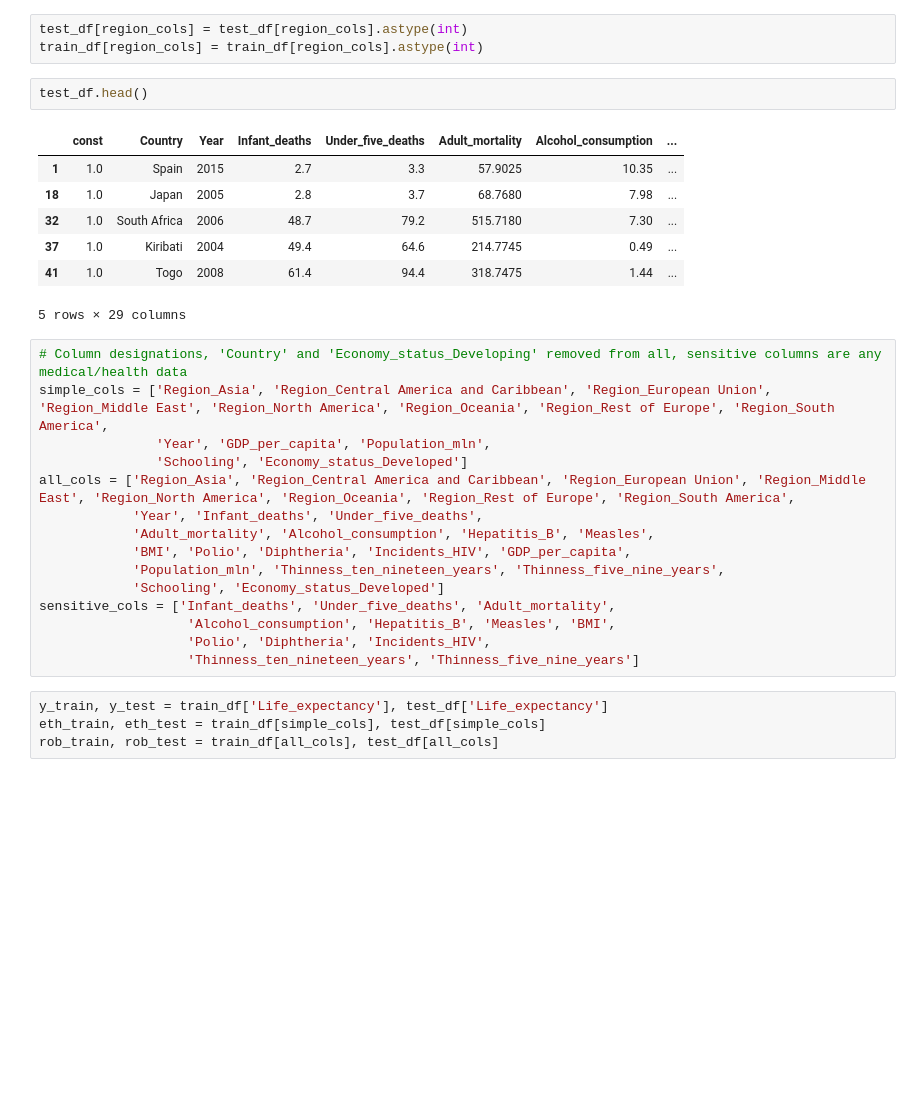
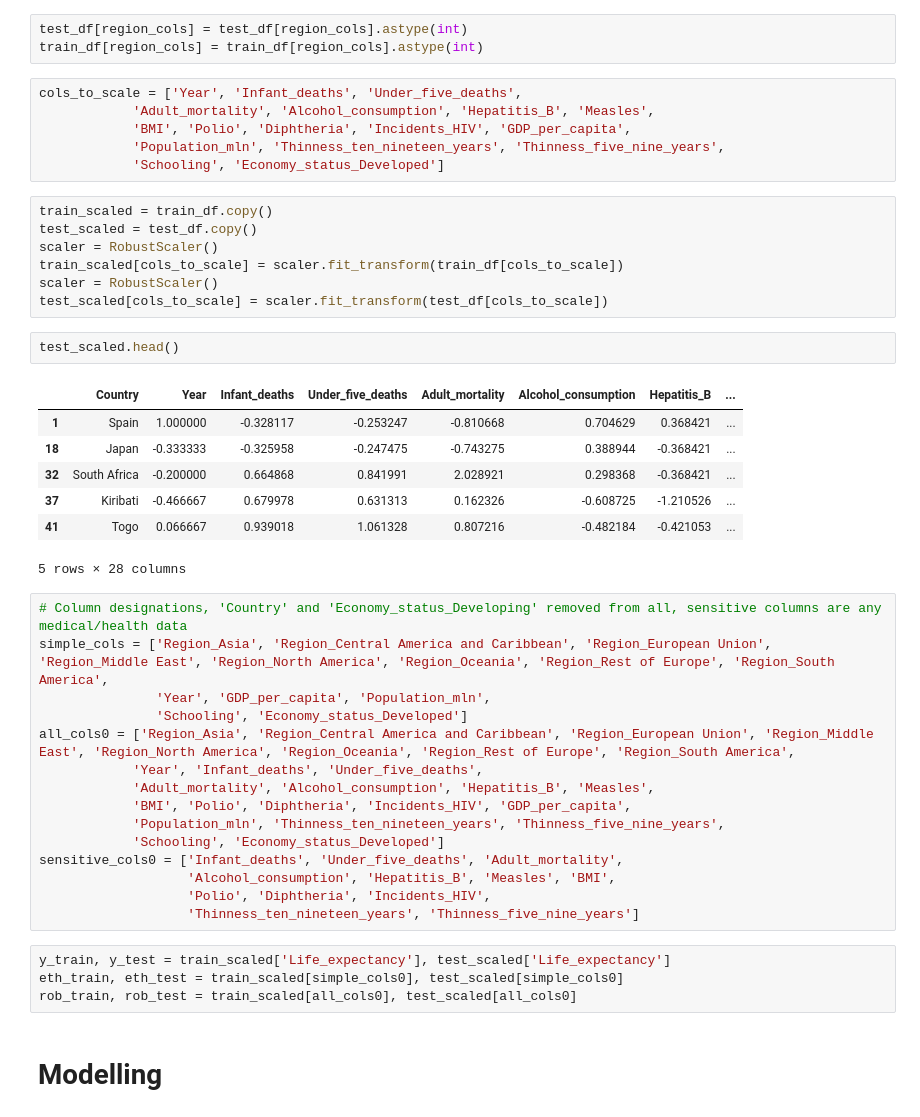
Before and after one commit to geraintmelville/WHO_project, a Jupyter notebook: Geraint.ipynb, the cells around one changed output. Drawn from its saved outputs; the diff is of its cells as text; blank space fills up the shorter version.

```diff
--- a/Geraint.ipynb
+++ b/Geraint.ipynb
@@ -140,32 +137,47 @@ region_cols = ['Region_Asia', 'Region_Central America and Caribbean', 'Region_Eu
 # %%
 test_df[region_cols] = test_df[region_cols].astype(int)
 train_df[region_cols] = train_df[region_cols].astype(int)
+# %%
+cols_to_scale = ['Year', 'Infant_deaths', 'Under_five_deaths',
+            'Adult_mortality', 'Alcohol_consumption', 'Hepatitis_B', 'Measles',
+            'BMI', 'Polio', 'Diphtheria', 'Incidents_HIV', 'GDP_per_capita',
+            'Population_mln', 'Thinness_ten_nineteen_years', 'Thinness_five_nine_years',
+            'Schooling', 'Economy_status_Developed']
+# %%
+train_scaled = train_df.copy()
+test_scaled = test_df.copy()
+scaler = RobustScaler()
+train_scaled[cols_to_scale] = scaler.fit_transform(train_df[cols_to_scale])
+scaler = RobustScaler()
+test_scaled[cols_to_scale] = scaler.fit_transform(test_df[cols_to_scale])
 # %%
-test_df.head()
+test_scaled.head()
 # %% [output]
-|  | const | Country | Year | Infant_deaths | Under_five_deaths | Adult_mortality | Alcohol_consumption | ... |
-| 1 | 1.0 | Spain | 2015 | 2.7 | 3.3 | 57.9025 | 10.35 | ... |
-| 18 | 1.0 | Japan | 2005 | 2.8 | 3.7 | 68.7680 | 7.98 | ... |
-| 32 | 1.0 | South Africa | 2006 | 48.7 | 79.2 | 515.7180 | 7.30 | ... |
-| 37 | 1.0 | Kiribati | 2004 | 49.4 | 64.6 | 214.7745 | 0.49 | ... |
-| 41 | 1.0 | Togo | 2008 | 61.4 | 94.4 | 318.7475 | 1.44 | ... |
+|  | Country | Year | Infant_deaths | Under_five_deaths | Adult_mortality | Alcohol_consumption | Hepatitis_B | ... |
+| 1 | Spain | 1.000000 | -0.328117 | -0.253247 | -0.810668 | 0.704629 | 0.368421 | ... |
+| 18 | Japan | -0.333333 | -0.325958 | -0.247475 | -0.743275 | 0.388944 | -0.368421 | ... |
+| 32 | South Africa | -0.200000 | 0.664868 | 0.841991 | 2.028921 | 0.298368 | -0.368421 | ... |
+| 37 | Kiribati | -0.466667 | 0.679978 | 0.631313 | 0.162326 | -0.608725 | -1.210526 | ... |
+| 41 | Togo | 0.066667 | 0.939018 | 1.061328 | 0.807216 | -0.482184 | -0.421053 | ... |
-5 rows × 29 columns
+5 rows × 28 columns
 # %%
 # Column designations, 'Country' and 'Economy_status_Developing' removed from all, sensitive columns are any medical/health data
 simple_cols = ['Region_Asia', 'Region_Central America and Caribbean', 'Region_European Union', 'Region_Middle East', 'Region_North America', 'Region_Oceania', 'Region_Rest of Europe', 'Region_South America',
                'Year', 'GDP_per_capita', 'Population_mln',
                'Schooling', 'Economy_status_Developed']
-all_cols = ['Region_Asia', 'Region_Central America and Caribbean', 'Region_European Union', 'Region_Middle East', 'Region_North America', 'Region_Oceania', 'Region_Rest of Europe', 'Region_South America',
+all_cols0 = ['Region_Asia', 'Region_Central America and Caribbean', 'Region_European Union', 'Region_Middle East', 'Region_North America', 'Region_Oceania', 'Region_Rest of Europe', 'Region_South America',
             'Year', 'Infant_deaths', 'Under_five_deaths',
             'Adult_mortality', 'Alcohol_consumption', 'Hepatitis_B', 'Measles',
             'BMI', 'Polio', 'Diphtheria', 'Incidents_HIV', 'GDP_per_capita',
             'Population_mln', 'Thinness_ten_nineteen_years', 'Thinness_five_nine_years',
             'Schooling', 'Economy_status_Developed']
-sensitive_cols = ['Infant_deaths', 'Under_five_deaths', 'Adult_mortality',
+sensitive_cols0 = ['Infant_deaths', 'Under_five_deaths', 'Adult_mortality',
                    'Alcohol_consumption', 'Hepatitis_B', 'Measles', 'BMI',
                    'Polio', 'Diphtheria', 'Incidents_HIV',
                    'Thinness_ten_nineteen_years', 'Thinness_five_nine_years']
 # %%
-y_train, y_test = train_df['Life_expectancy'], test_df['Life_expectancy']
-eth_train, eth_test = train_df[simple_cols], test_df[simple_cols]
-rob_train, rob_test = train_df[all_cols], test_df[all_cols]
+y_train, y_test = train_scaled['Life_expectancy'], test_scaled['Life_expectancy']
+eth_train, eth_test = train_scaled[simple_cols0], test_scaled[simple_cols0]
+rob_train, rob_test = train_scaled[all_cols0], test_scaled[all_cols0]
+# %% [markdown]
+# Modelling
```
Also changed, not shown: parts of 33 cells of this notebook, 6 other files.
